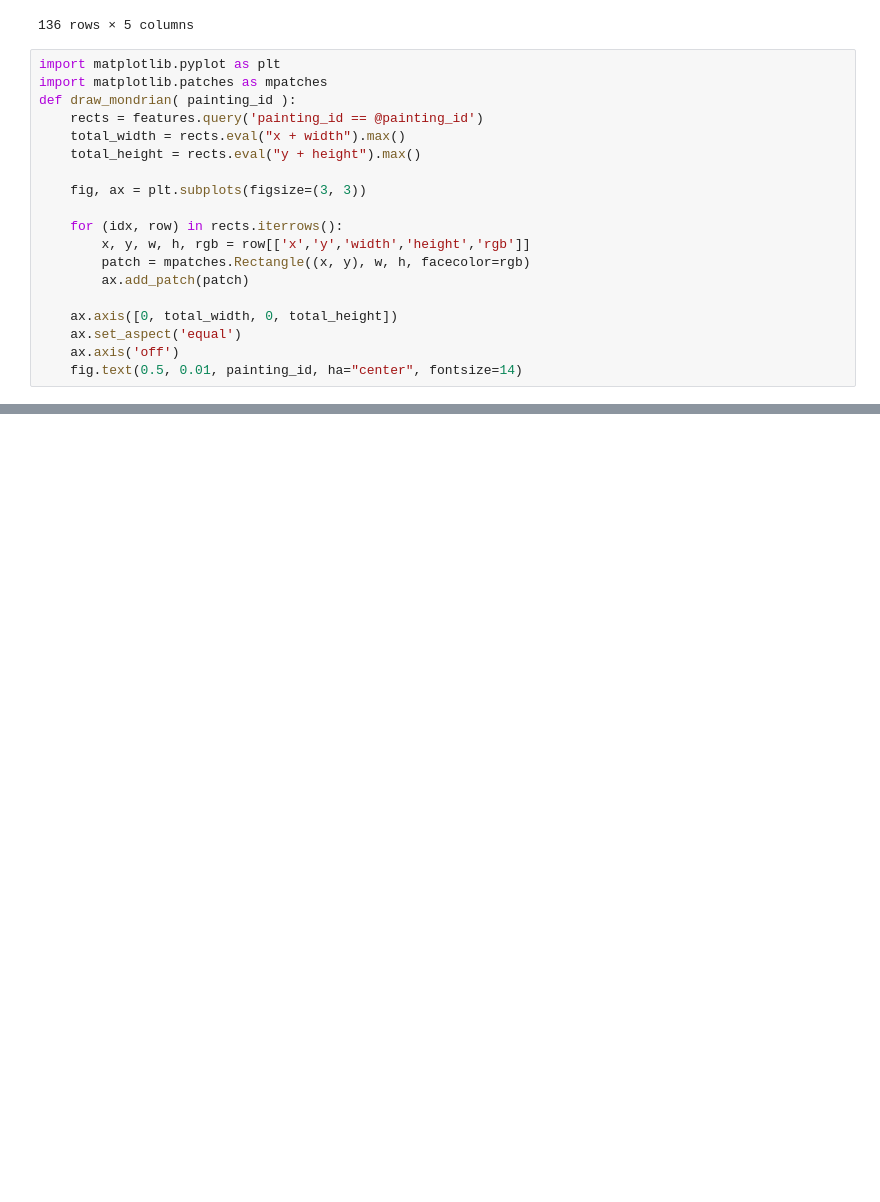
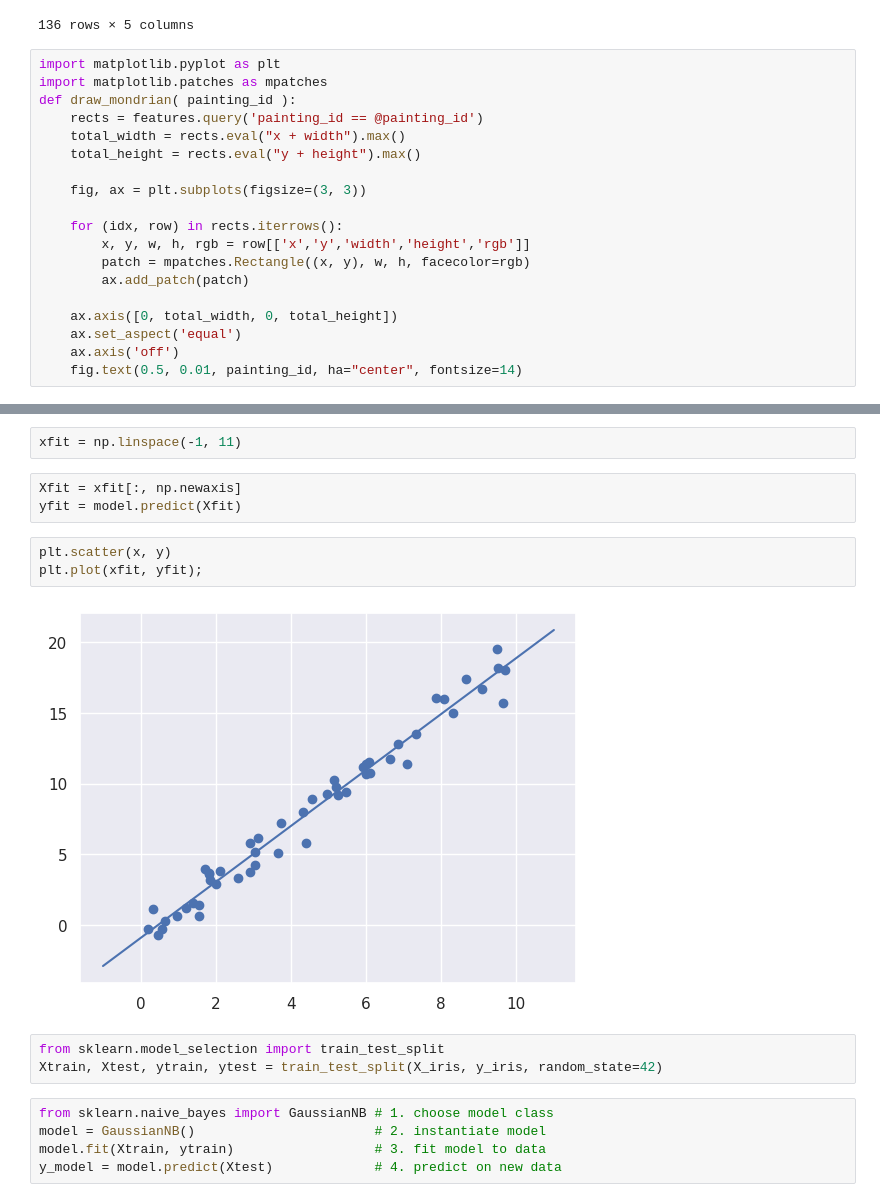
Before and after one commit to 175329/Mineria-de-datos, a Jupyter notebook: MineriaDeDatos.ipynb, the cells around one changed output, grey strips where cells are left out. Saved outputs shown, nothing was run; the diff lists cells and outputs as text; blank space fills up the shorter version.

```diff
--- a/MineriaDeDatos.ipynb
+++ b/MineriaDeDatos.ipynb
@@ -1511,0 +1641,18 @@ def draw_mondrian( painting_id ):
+# %%
+xfit = np.linspace(-1, 11)
+# %%
+Xfit = xfit[:, np.newaxis]
+yfit = model.predict(Xfit)
+# %%
+plt.scatter(x, y)
+plt.plot(xfit, yfit);
+# %% [output]
+[figure, added]
+# %%
+from sklearn.model_selection import train_test_split
+Xtrain, Xtest, ytrain, ytest = train_test_split(X_iris, y_iris, random_state=42)
+# %%
+from sklearn.naive_bayes import GaussianNB # 1. choose model class
+model = GaussianNB()                       # 2. instantiate model
+model.fit(Xtrain, ytrain)                  # 3. fit model to data
+y_model = model.predict(Xtest)             # 4. predict on new data
```
Also changed, not shown: parts of 37 cells of this notebook.
